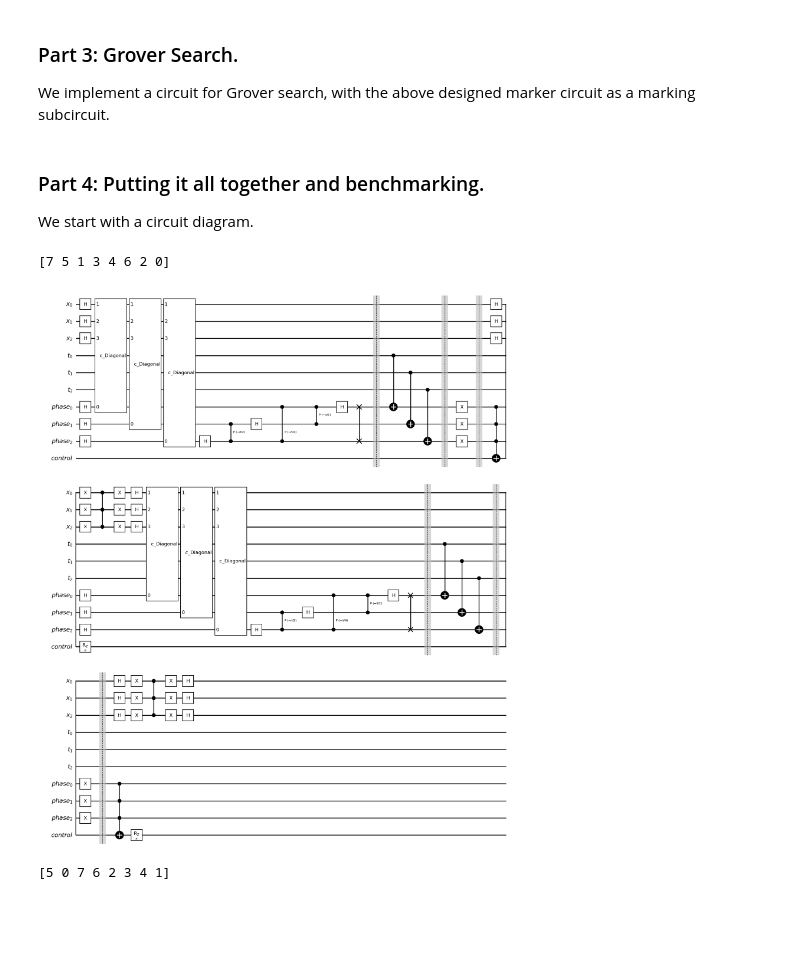
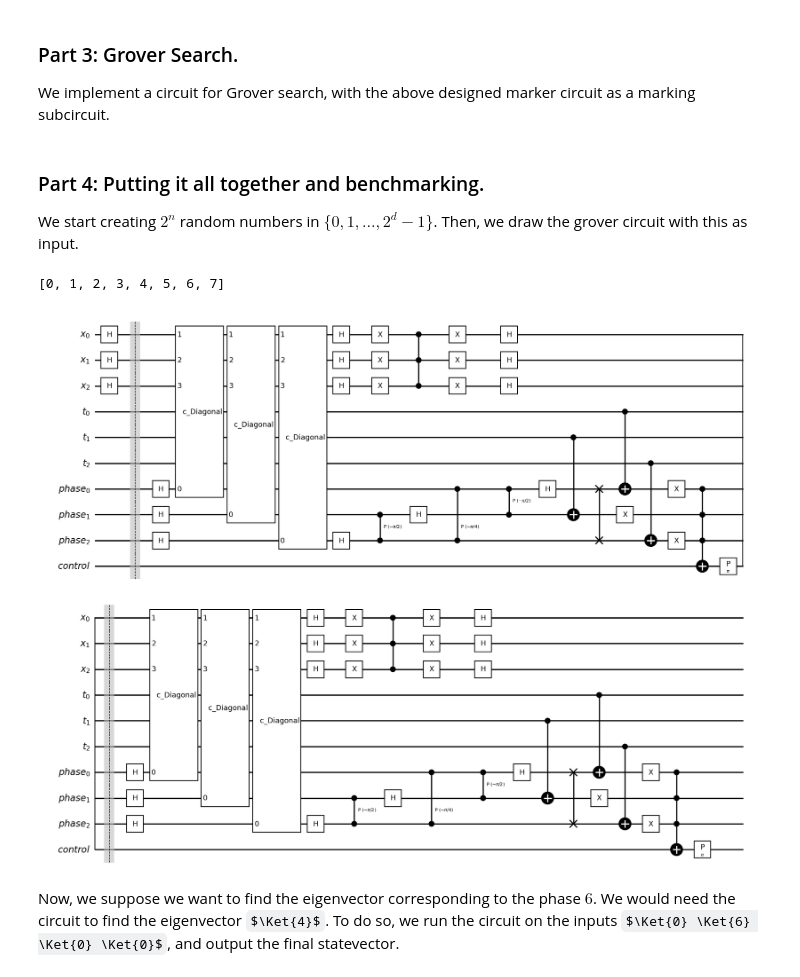
Before and after one commit to adarsh-srinivasan/EigenVector-Preparation, a Jupyter notebook: Eigenvector-Preparation.ipynb, the cells around one changed output. Drawn from its saved outputs; the diff is of its cells as text; code cells hidden in the pictures; some formulas as TeX source; blank space fills up the shorter version.

```diff
--- a/Eigenvector-Preparation.ipynb
+++ b/Eigenvector-Preparation.ipynb
@@ -125,21 +125,18 @@ def Marker(d,n,diag_entries):
     QPE=quantum_phase_estimator(d,n,diag_entries)
     # We start with copying the phase of U when acting on x on the ancilla qubits.
     circuit.compose(QPE, qubits=[*phase, *x], inplace=True)
-    circuit.barrier()
     #The next step: the ancilla register phase[i] is set to 1 if phase[i]=t[i] and 0 otherwise:
     #Start with replacing phase[i] with phase[i] + t[i] mod 2
     for i in range(d):
         circuit.cx(t[i], phase[i])
-    circuit.barrier()
     #flip each gate in phase:
     for i in range(d):
         circuit.x(phase[i])
-    circuit.barrier()
     # Multicontrolled x gate on z, with phase as controls:
     mcx = MCXGate(num_ctrl_qubits=d)
     circuit.append(mcx, qargs=[*phase, z])
     # Finally: add a phase of (-1) if z is 1, and nothing otherwise:
-    circuit.rz(np.pi, z)
+    circuit.p(np.pi, z)
     return circuit
 # %% [markdown]
 ### Part 3: Grover Search.
@@ -150,7 +147,7 @@ def grover(d,n, diag_entries):
     #takes as input n and a marker circuit, performs grover search on it
 
     #define the number of rounds:
-    T=int(np.round(np.pi/(4*np.arcsin(1/np.sqrt(2**n)))))
+    T=int(np.round(np.pi/(4*np.arcsin(1/np.sqrt(2**n)))-0.5))
     x=QuantumRegister(size=n, name = "x")
     t=QuantumRegister(size=d, name="t")
     phase=AncillaRegister(size=d, name="phase")
@@ -158,62 +155,45 @@ def grover(d,n, diag_entries):
     grover=QuantumCircuit(x,t,phase,z)
     #create a marker circuit, and extract the marker registers
     Mark=Marker(d,n,diag_entries)
-    for i in range(n):
-        grover.h(x[i])
+
+    #We put the x registers in a uniform superposition
+    grover.h(x)
 
     #perform the grover iteration T times:
     for j in range(T):
+        grover.barrier()
         grover.compose(Mark, inplace=True)
-        for i in range(n):
-            grover.h(x[i])
-            grover.x(x[i])
-        #cz = ZGate.control(n-1)
-        #grover.append(cz, [*x])
-        #grover.mcz([*x])
+        grover.h(x)
+        grover.x(x)
         mcz = ZGate().control(n-1)
-        #mcz = MCZGate(num_ctrl_qubits=n-1)
         grover.append(mcz, qargs=[*x])
-        for i in range(n):
-            grover.x(x[i])
-            grover.h(x[i])
+        grover.x(x)
+        grover.h(x)
     return grover
 # %% [markdown]
 ### Part 4: Putting it all together and benchmarking.
 
-We start with a circuit diagram.
+We start creating $2^n$ random numbers in $\{0,1,\dots, 2^{d}-1\}$. Then, we draw the grover circuit with this as input.
 # %%
 n=3
 d=3
 #Create 2^n random diagonal entries of bit complexity d.
 N = 2**n
 D = 2**d
 
 if N > D:
     raise ValueError("Cannot generate unique random integers: 2^n > 2^d")
 
 # Generate without repetition using choice
-random_array = np.random.choice(D, size=N, replace=False)
+random_array =  [i for i in range(2**d)]
+#np.random.choice(D, size=N, replace=False)
 print(random_array)
 diag_entries=[np.exp(2j * np.pi * num / (2**d)) for num in random_array]
 Grover=grover(d,n,diag_entries)
 Grover.draw(output="mpl", style="bw")
 # %% [output]
-[7 5 1 3 4 6 2 0]
+[0, 1, 2, 3, 4, 5, 6, 7]
-[figure, old version]
+[figure, new version]
-# %%
-diag_entries=[]
-
-#Create 2^n random diagonal entries of bit complexity d.
-N = 2**n
-D = 2**d
-
-if N > D:
-    raise ValueError("Cannot generate unique random integers: 2^n > 2^d")
-
-# Generate without repetition using choice
-random_array = np.random.choice(D, size=N, replace=False)
-print(random_array)
-diag_entries=[np.exp(2j * np.pi * num / (2**d)) for num in random_array]
-# %% [output]
-[5 0 7 6 2 3 4 1]
+# %% [markdown]
+Now, we suppose we want to find the eigenvector corresponding to the phase $6$. We would need the circuit to find the eigenvector $\Ket{4}$. To do so, we run the circuit on the inputs $\Ket{0} \Ket{6} \Ket{0} \Ket{0}$, and output the final statevector.
 # %%
```
Also changed, not shown: parts of 10 cells of this notebook.
